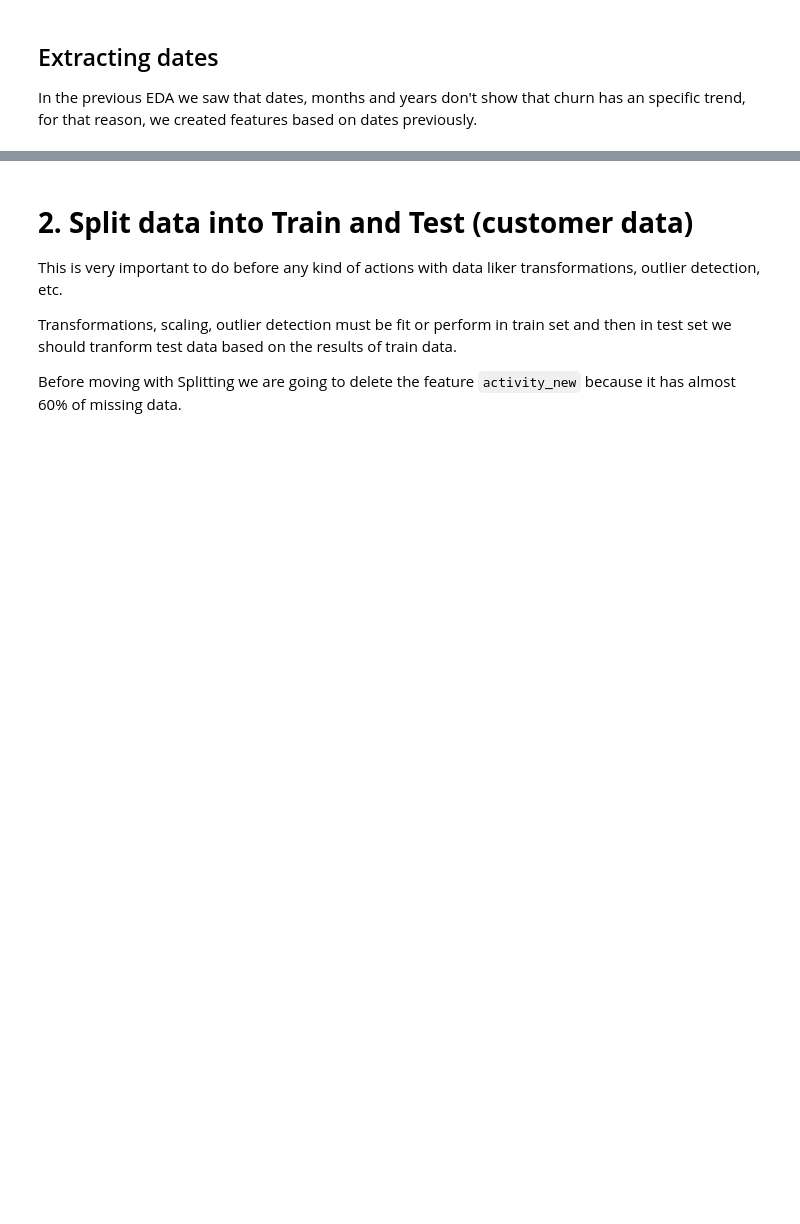
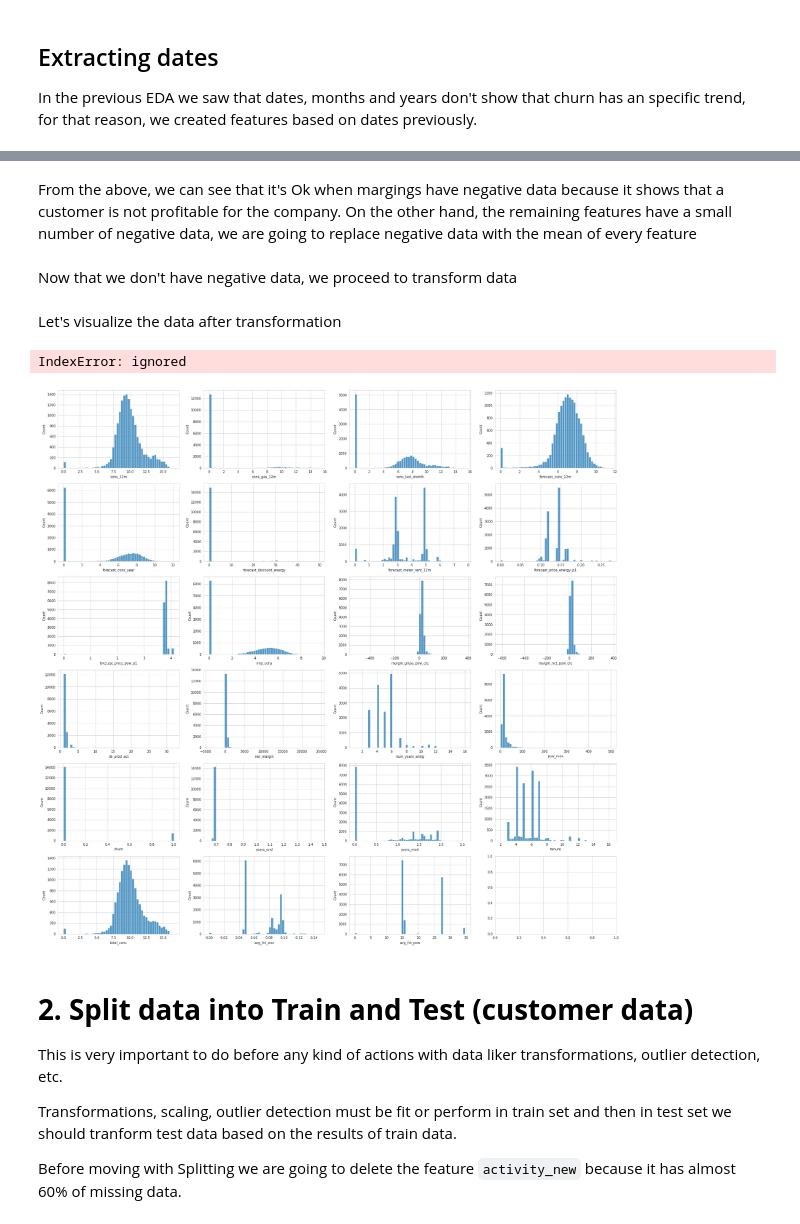
Before and after one commit to jsroa15/BCG, a Jupyter notebook: Feature_Engineering.ipynb, the cells around one changed output, grey strips where cells are left out. Drawn from its saved outputs; the diff is of its cells as text; code cells hidden in the pictures; blank space fills up the shorter version.

```diff
--- a/Feature_Engineering.ipynb
+++ b/Feature_Engineering.ipynb
@@ -176,3 +263,49 @@ In the previous EDA we saw that dates, months and years don't show that churn ha
+# %% [markdown]
+From the above, we can see that it's Ok when margings have negative data because it shows that a customer is not profitable for the company. On the other hand, the remaining features have a small number of negative data, we are going to replace negative data with the mean of every feature
+# %%
+#First, replace negative by NaN
+
+to_nan=['cons_12m',
+ 'cons_gas_12m',
+ 'cons_last_month',
+ 'forecast_cons_12m',
+ 'forecast_cons_year','imp_cons','forecast_meter_rent_12m',
+ 'years_end','total_cons','forecast_price_pow_p1','years_mod']
+
+
+for i in to_nan:
+   df.loc[df[i]<0,:]=np.nan
+
+
+#Second, calculate the mean
+means=[]
+
+for i in to_nan:
+  means.append(df[i].mean())
+
+
+#Third, replace NaN with means
+
+for i,j in zip(to_nan,range(0,6)):
+  df[i].fillna(means[j])
+# %% [markdown]
+Now that we don't have negative data, we proceed to transform data
+# %%
+to_transform=['cons_12m',
+ 'cons_gas_12m',
+ 'cons_last_month',
+ 'forecast_cons_12m',
+ 'forecast_cons_year','imp_cons',
+ 'years_end','total_cons','forecast_price_pow_p1','years_mod']
+
+df[to_nan]=np.log1p(df[to_nan])
+# %% [markdown]
+Let's visualize the data after transformation
+# %%
+plotting_numerical(df,6,4,numeric,(30,30))
+# %% [output]
+IndexError: ignored
+[figure, added]
 # %% [markdown]
 # **2. Split data into Train and Test (customer data)**
 
```
Also changed, not shown: parts of 24 cells of this notebook.
